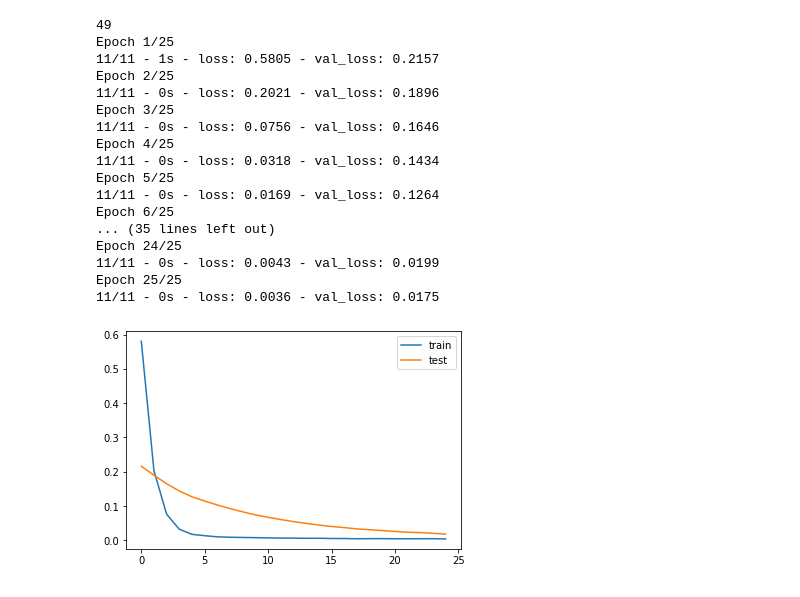
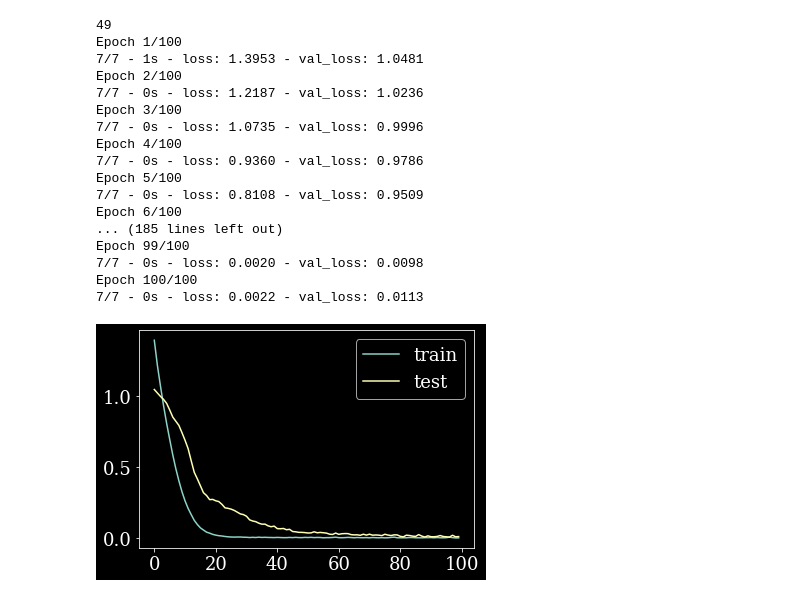
Before and after one commit to ThomasAlbin/sandbox, a Jupyter notebook: asteroid_taxonomy/5_4_dl_autoencoder.ipynb, the cells around one changed output. Saved outputs shown, nothing was run; the diff lists cells and outputs as text; code cells hidden in the pictures.

```diff
--- a/asteroid_taxonomy/5_4_dl_autoencoder.ipynb
+++ b/asteroid_taxonomy/5_4_dl_autoencoder.ipynb
@@ -48,5 +46,8 @@ scaler = preprocessing.MinMaxScaler().fit(X_train)
 # Transform now the training data
 X_train_scaled = scaler.transform(X_train)
 X_test_scaled = scaler.transform(X_test)
+
+X_train_scaled = X_train
+X_test_scaled = X_test
 # %%
 import tensorflow.keras as keras
@@ -61,58 +66,79 @@ from matplotlib import pyplot
 n_inputs = asteroids_X.shape[1]
 print(n_inputs)
 
 # define encoder
 visible = keras.layers.Input(shape=(n_inputs,))
 # encoder level 1
-e = keras.layers.Dense(n_inputs*2)(visible)
+#e = keras.layers.Dense(n_inputs*2)(visible)
+#e = keras.layers.BatchNormalization()(e)
+#e = keras.layers.LeakyReLU()(e)
+# encoder level 2
+
+e = keras.layers.Dense(30)(visible)
 e = keras.layers.BatchNormalization()(e)
 e = keras.layers.LeakyReLU()(e)
-# encoder level 2
-e = keras.layers.Dense(n_inputs)(e)
+
+#e = keras.layers.Dense(15)(e)
+#e = keras.layers.BatchNormalization()(e)
+#e = keras.layers.LeakyReLU()(e)
+
+e = keras.layers.Dense(10)(e)
 e = keras.layers.BatchNormalization()(e)
-e = keras.layers.LeakyReLU()(e)
+e = keras.layers.ReLU()(e)
+
 # bottleneck
-n_bottleneck = int(n_inputs / 5.0)
+#n_bottleneck = int(n_inputs / 5.0)
 n_bottleneck = 2
+#bottleneck = keras.layers.Dense(n_bottleneck, activity_regularizer=keras.regularizers.l1(10e-5))(e)
 bottleneck = keras.layers.Dense(n_bottleneck)(e)
+
+d = keras.layers.Dense(10)(bottleneck)
+d = keras.layers.BatchNormalization()(d)
+d = keras.layers.ReLU()(d)
+
+#d = keras.layers.Dense(15)(d)
+#d = keras.layers.BatchNormalization()(d)
+#d = keras.layers.LeakyReLU()(d)
+
 # define decoder, level 1
-d = keras.layers.Dense(n_inputs)(bottleneck)
+d = keras.layers.Dense(30)(d)
 d = keras.layers.BatchNormalization()(d)
 d = keras.layers.LeakyReLU()(d)
+
 # decoder level 2
-d = keras.layers.Dense(n_inputs*2)(d)
-d = keras.layers.BatchNormalization()(d)
-d = keras.layers.LeakyReLU()(d)
+#d = keras.layers.Dense(n_inputs*2)(d)
+#d = keras.layers.BatchNormalization()(d)
+#d = keras.layers.LeakyReLU()(d)
 # output layer
 output = keras.layers.Dense(n_inputs, activation='linear')(d)
 # define autoencoder model
 model = keras.models.Model(inputs=visible, outputs=output)
 # compile autoencoder model
 model.compile(optimizer='adam', loss='mse')
 
-history = model.fit(X_train_scaled, X_train_scaled, epochs=25, batch_size=100, verbose=2, validation_data=(X_test_scaled,X_test_scaled))
+history = model.fit(X_train_scaled, X_train_scaled, epochs=100, batch_size=153, verbose=2, validation_data=(X_test_scaled,X_test_scaled))
 # plot loss
 pyplot.plot(history.history['loss'], label='train')
 pyplot.plot(history.history['val_loss'], label='test')
 pyplot.legend()
 pyplot.show()
 # %% [output]
 49
-Epoch 1/25
-11/11 - 1s - loss: 0.5805 - val_loss: 0.2157
-Epoch 2/25
-11/11 - 0s - loss: 0.2021 - val_loss: 0.1896
-Epoch 3/25
-11/11 - 0s - loss: 0.0756 - val_loss: 0.1646
-Epoch 4/25
-11/11 - 0s - loss: 0.0318 - val_loss: 0.1434
-Epoch 5/25
-11/11 - 0s - loss: 0.0169 - val_loss: 0.1264
-Epoch 6/25
-... (35 lines left out)
-Epoch 24/25
-11/11 - 0s - loss: 0.0043 - val_loss: 0.0199
-Epoch 25/25
-11/11 - 0s - loss: 0.0036 - val_loss: 0.0175
+Epoch 1/100
+7/7 - 1s - loss: 1.3953 - val_loss: 1.0481
+Epoch 2/100
+7/7 - 0s - loss: 1.2187 - val_loss: 1.0236
+Epoch 3/100
+7/7 - 0s - loss: 1.0735 - val_loss: 0.9996
+Epoch 4/100
+7/7 - 0s - loss: 0.9360 - val_loss: 0.9786
+Epoch 5/100
+7/7 - 0s - loss: 0.8108 - val_loss: 0.9509
+Epoch 6/100
+... (185 lines left out)
+Epoch 99/100
+7/7 - 0s - loss: 0.0020 - val_loss: 0.0098
+Epoch 100/100
+7/7 - 0s - loss: 0.0022 - val_loss: 0.0113
-[figure, old version]
+[figure, new version]
 # %%
```
Also changed, not shown: parts of 4 cells of this notebook.
